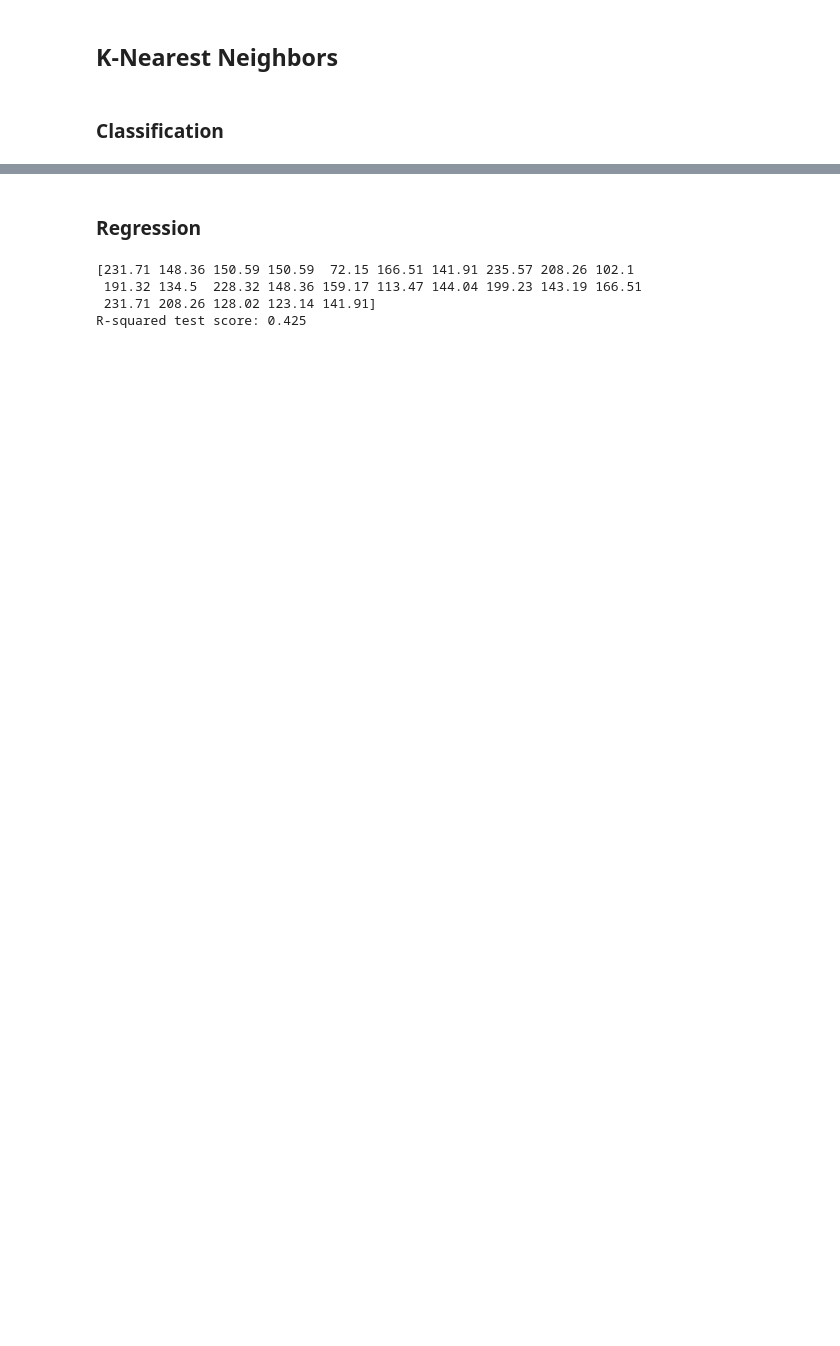
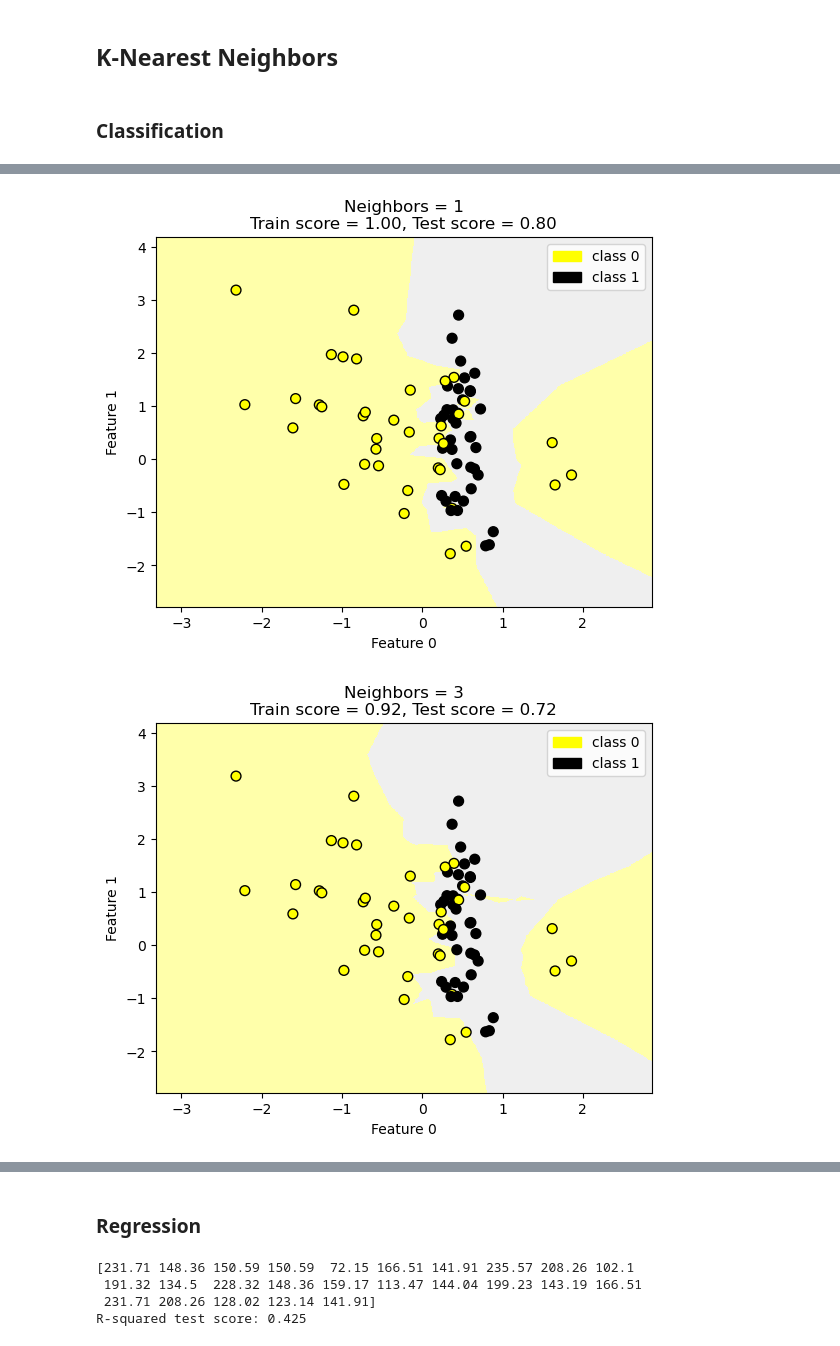
Before and after one commit to gustavobartho/Applied-Data-Science-With-Python, a Jupyter notebook: Module_03_Applied_Machine_Learning_in_Python/week-2/01_Supervised_Learning_Part_1.ipynb, the cells around one changed output, grey strips where cells are left out. Saved outputs shown, nothing was run; the diff lists cells and outputs as text; code cells hidden in the pictures; blank space fills up the shorter version.

```diff
--- a/Module_03_Applied_Machine_Learning_in_Python/week-2/01_Supervised_Learning_Part_1.ipynb
+++ b/Module_03_Applied_Machine_Learning_in_Python/week-2/01_Supervised_Learning_Part_1.ipynb
@@ -133,8 +128,7 @@ cancer = load_breast_cancer()
 # %%
 from adspy_shared_utilities import plot_two_class_knn
 
-X_train, X_test, y_train, y_test = train_test_split(X_C2, y_C2,
-                                                   random_state=0)
+X_train, X_test, y_train, y_test = train_test_split(X_C2, y_C2, random_state=0)
 
 plot_two_class_knn(X_train, y_train, 1, 'uniform', X_test, y_test)
 plot_two_class_knn(X_train, y_train, 3, 'uniform', X_test, y_test)
@@ -148,0 +137,2 @@ plot_two_class_knn(X_train, y_train, 11, 'uniform', X_test, y_test)
+[figure, added]
+[figure, added]
```
Also changed, not shown: parts of 37 cells of this notebook, 2 other files.
